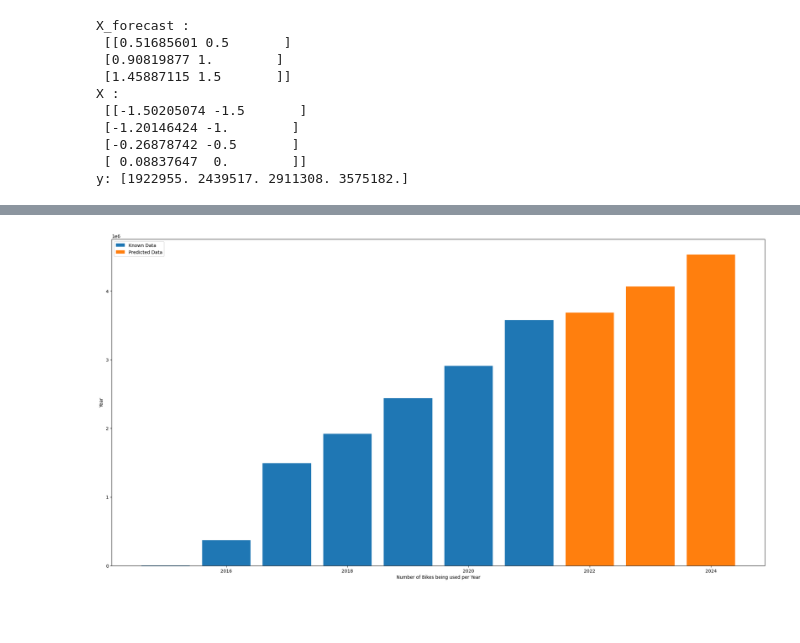
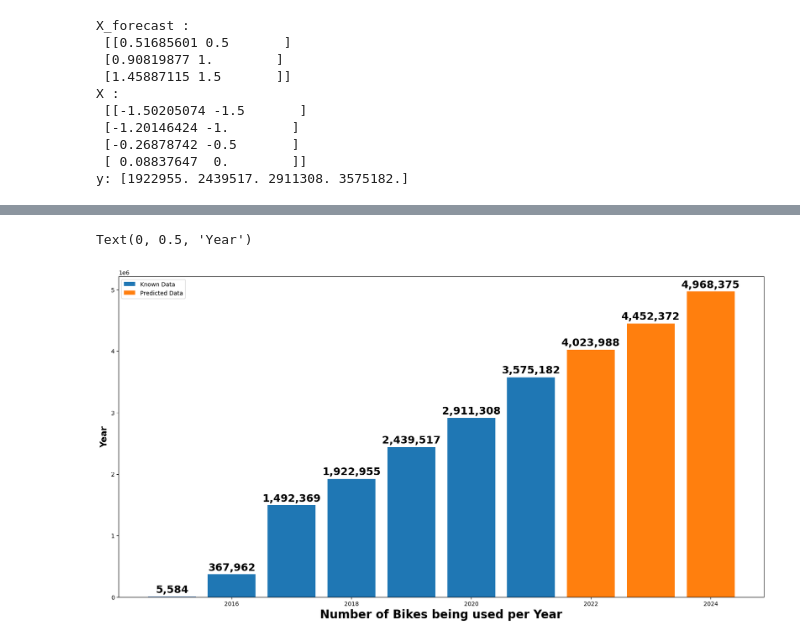
Before and after one commit to L-Pen/EY-case-comp-2022, a Jupyter notebook: bikemodel.ipynb, the cells around one changed output, grey strips where cells are left out. Saved outputs shown, nothing was run; the diff lists cells and outputs as text; code cells hidden in the pictures; blank space fills up the shorter version.

```diff
--- a/bikemodel.ipynb
+++ b/bikemodel.ipynb
@@ -153,25 +169,41 @@ array([3683232.21358751, 4068479.2238883 , 4530763.74381218])
-# %%
-#Plot the data that we have (blue) from 2015 -> 2021 and the predicted data (orange) from 2022 -> 2024
-
-fig = plt.figure()
-ax = fig.add_axes([0,0,1,1])
-langs = df['Year']
-number_of_ppl = df["Number of Bikes"]
-ax.bar(langs,number_of_ppl, label="Known Data")
-
-pred_year = [2022,2023,2024]
-pred_number_of_ppl = forecast_predicted
-ax.bar(pred_year,pred_number_of_ppl, label= "Predicted Data")
-plt.legend(loc="upper left")
-
-plt.xlabel("Number of Bikes being used per Year", fontsize=20)
-plt.ylabel("Year")
-
-plt.show()
-
-#I chose a bar graph to emphasize the predicted growth of the number of bikes being used
-# %% [output]
-[figure, removed]
+# %%
+from tkinter.font import BOLD
+
+y = df['Number of Bikes'].values.tolist()
+y_temp = []
+for num in y:
+    numbers = "{:,}".format(num)
+    y_temp.append(numbers)
+
+
+barplot = plt.bar(df['Year'].values.tolist(),df['Number of Bikes'].values.tolist(),label="Known Data")
+plt.xlabel('Year',fontsize=15,weight='bold')
+plt.ylabel('Number of Bikes (per Million)',fontsize=15,weight='bold')
+plt.bar_label(barplot,labels=y_temp,padding=3,fontsize=18,weight='bold')
+plt.legend(loc="upper left")
+
+
+pred_year = [2022,2023,2024]
+pred_number_of_ppl = forecast_predicted
+pred_number_of_ppl = [int(i) for i in pred_number_of_ppl]
+
+
+y = forecast_predicted
+forecast_temp = []
+for num in y:
+    num = int(num)
+    numbers = "{:,}".format(num)
+    forecast_temp.append(numbers)
+
+
+second_bar = plt.bar(pred_year,pred_number_of_ppl, label= "Predicted Data")
+plt.legend(loc="upper left")
+plt.bar_label(second_bar,labels=forecast_temp,padding=3,fontsize=18,weight='bold')
+plt.xlabel("Number of Bikes being used per Year", fontsize=20)
+plt.ylabel("Year")
+# %% [output]
+Text(0, 0.5, 'Year')
+[figure, added]
 # %%
 dates = pd.date_range(start='2022', periods=3, freq='Y').year
 plt.scatter(dates, forecast_predicted, color="y")
```
Also changed, not shown: parts of 6 cells of this notebook.
